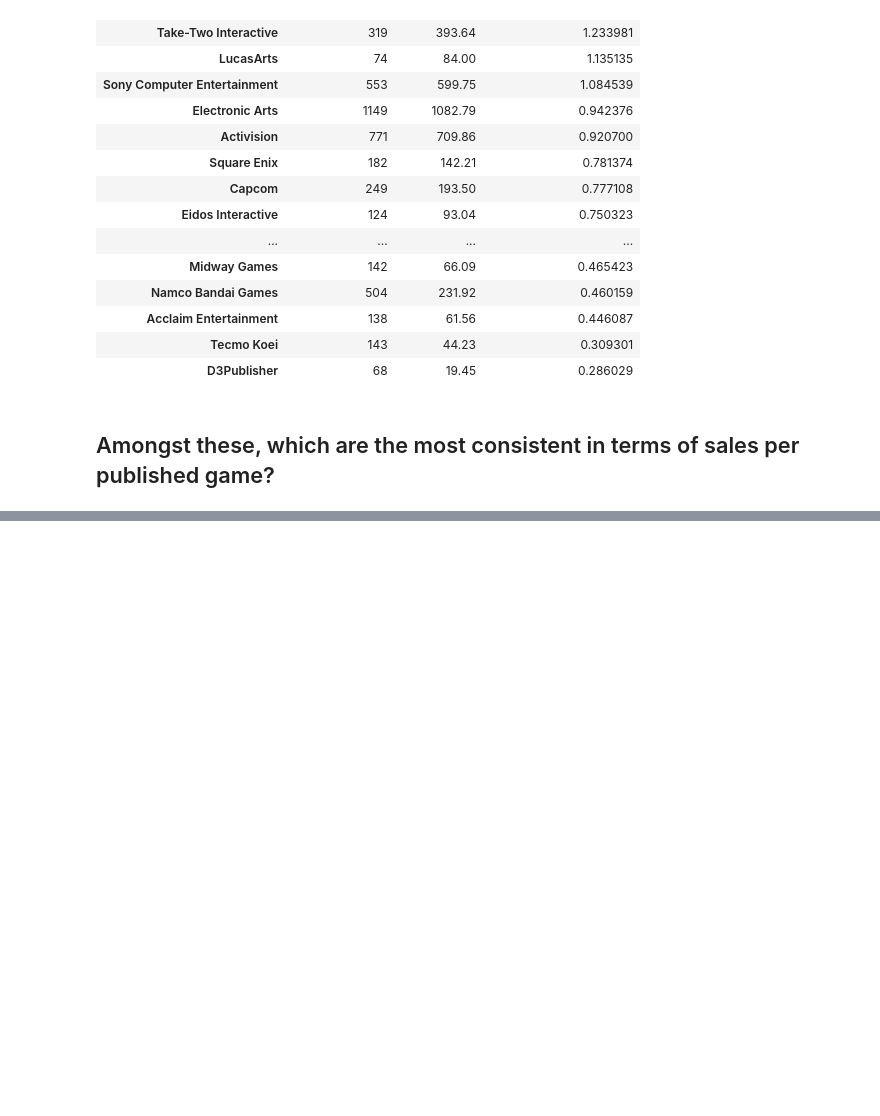
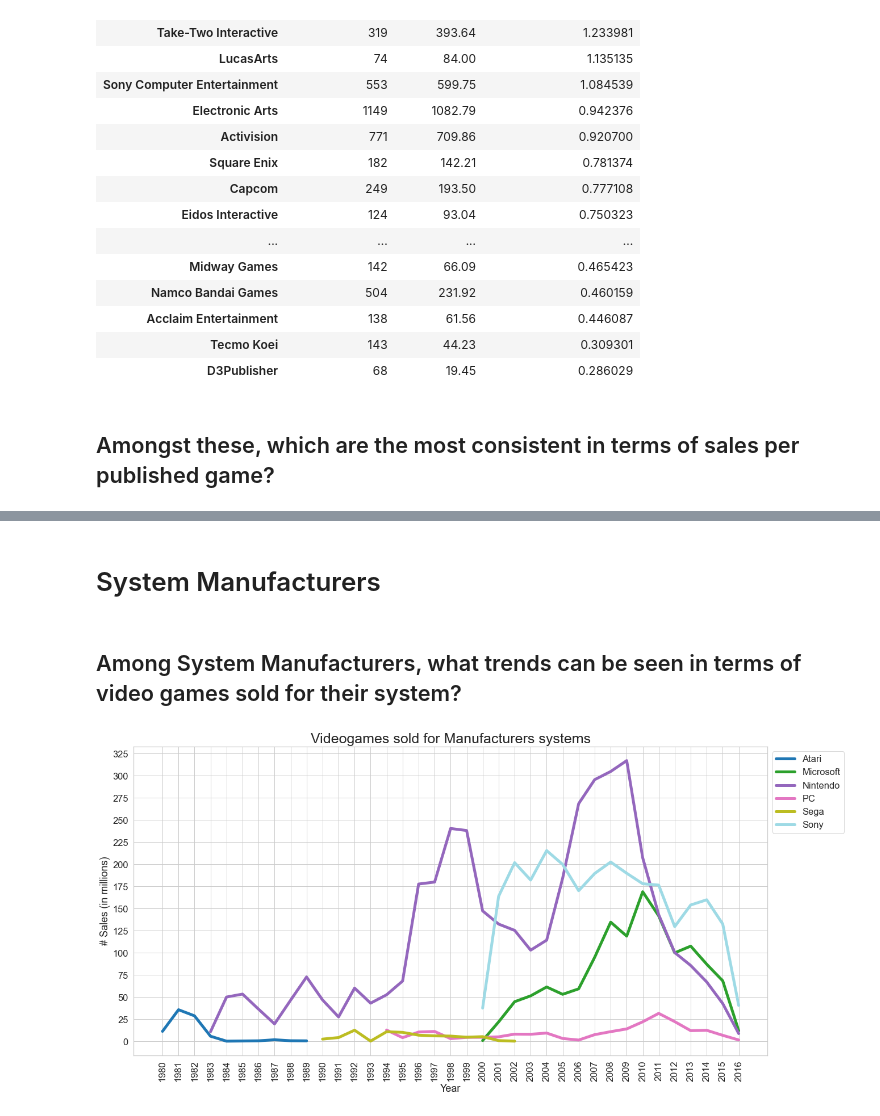
Before and after one commit to mf11y/Data_Sci_Projects, a Jupyter notebook: Data Story Telling - VGSales/VGSales.ipynb, the cells around one changed output, grey strips where cells are left out. Cells and saved outputs as stored; diff of their text form; code cells hidden in the pictures; blank space fills up the shorter version.

```diff
--- a/Data Story Telling - VGSales/VGSales.ipynb
+++ b/Data Story Telling - VGSales/VGSales.ipynb
@@ -145,0 +150,4 @@ Name: Global_Sales, dtype: float64
+# %% [markdown]
+# System Manufacturers
+# %% [markdown]
+## Among System Manufacturers, what trends can be seen in terms of video games sold for their system?
@@ -145,0 +156,14 @@ Name: Global_Sales, dtype: float64
+# %%
+figsize = (20,10)
+fontlabels = 20
+
+ax = sales_data_yearly.plot(figsize=figsize,colormap='tab20',lw=5)
+
+ax.set_title('Videogames sold for Manufacturers systems',fontsize=25)
+ax.set_ylabel('# Sales (in millions)')
+ax.set_yticks(range(0, 350,25))
+ax.set_xticks([x for x in sales_data_yearly.index])
+ax.set_xticklabels(ax.get_xticks(), rotation = 90)
+ax.legend(bbox_to_anchor=(1, 1), loc=2);
+# %% [output]
+[figure, added]
```
Also changed, not shown: parts of 11 cells of this notebook.
